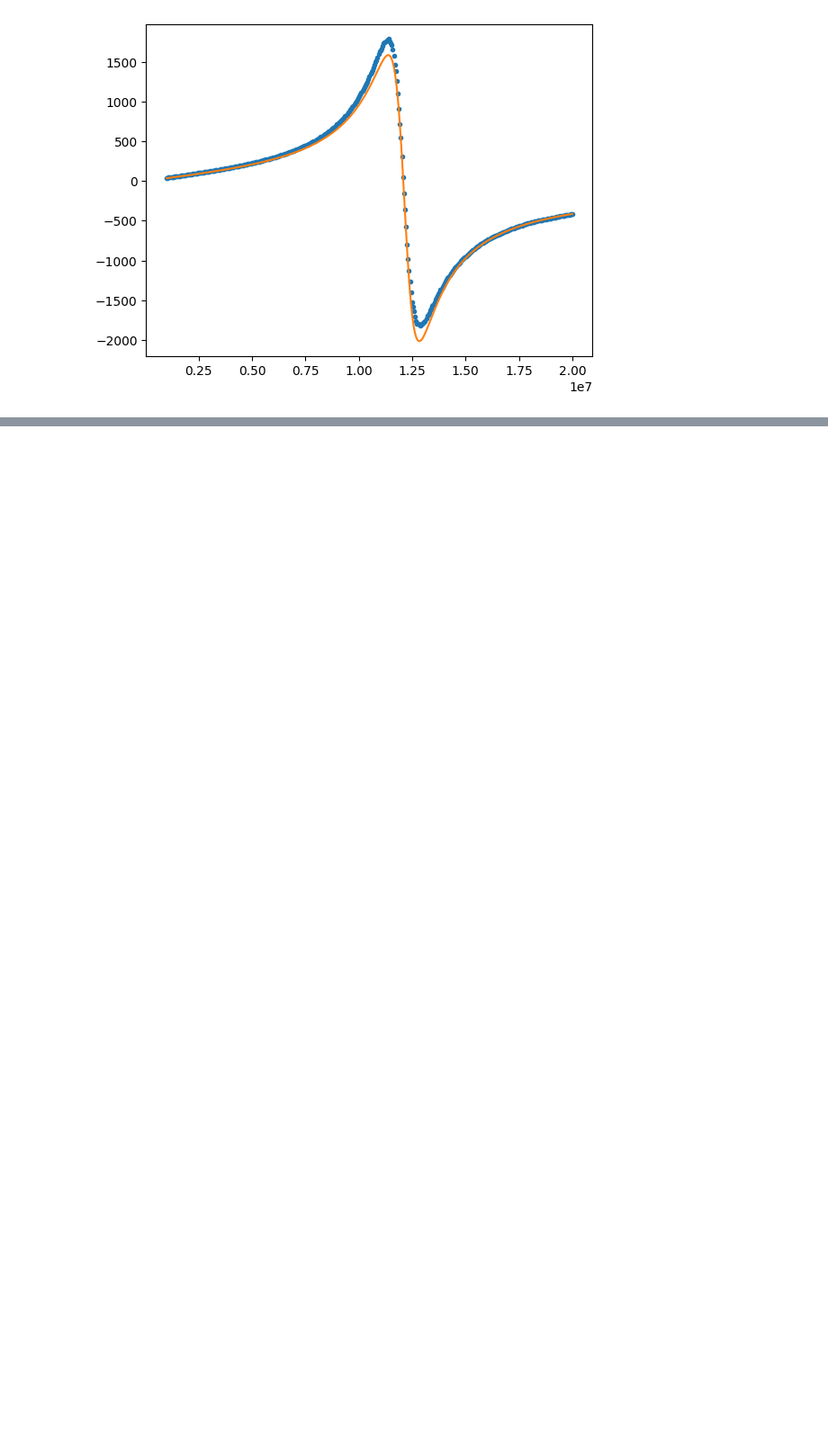
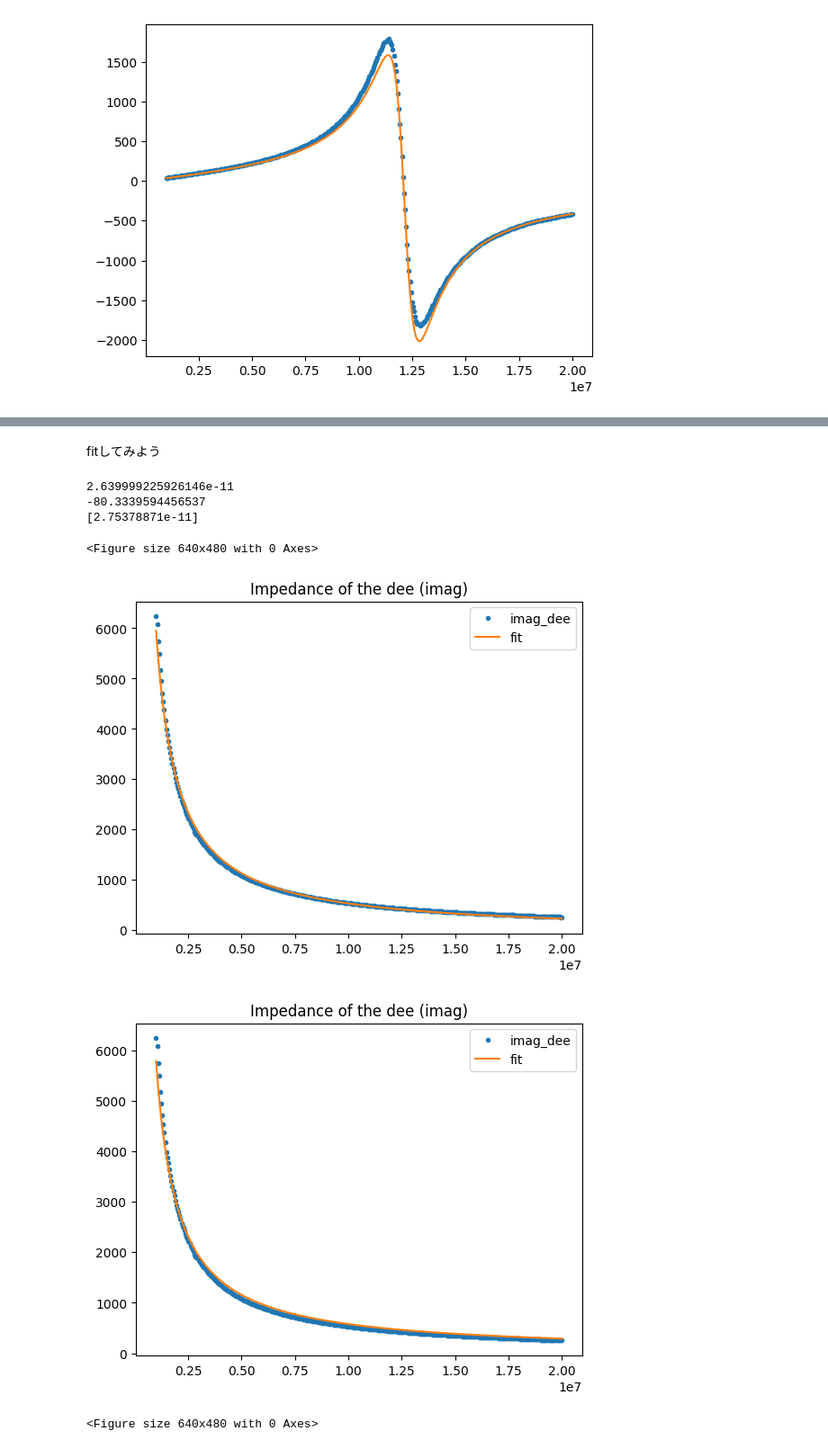
Before and after one commit to tyaxm/cyclotron, a Jupyter notebook: src/RLC_with_stray.ipynb, the cells around one changed output, grey strips where cells are left out. Shown at 90% size. Drawn from its saved outputs; the diff is of its cells as text; code cells hidden in the pictures; blank space fills up the shorter version.

```diff
--- a/src/RLC_with_stray.ipynb
+++ b/src/RLC_with_stray.ipynb
@@ -303,0 +348,34 @@ plt.plot(freq,zmodel.L_stray_imag(freq,*popt))
+# %% [markdown]
+fitしてみよう
+# %%
+# freq_min, freq_max = 0.4 * 10 ** 7, 2.00 * 10 ** 7
+# mask = (freq >= freq_min) & (freq <= freq_max)
+# freq_fit = freq[mask]
+# z_fit = np.abs(Z_C)[mask]
+
+popt,pcov = curve_fit(zmodel.inverse_prop,freq,-Z_dee.imag)
+print(1 / (2 * np.pi *popt[0]))
+print(popt[1])
+
+plt.plot(freq,-Z_dee.imag,'.',label='imag_dee')
+plt.plot(freq,zmodel.inverse_prop(freq,*popt), label = 'fit')
+plt.legend()
+plt.title('Impedance of the dee (imag)')
+plt.figure()
+
+popt,pcov = curve_fit(zmodel.inverse_prop_ideal,freq,-Z_dee.imag)
+print(1 / (2 * np.pi *popt))
+
+plt.plot(freq,-Z_dee.imag,'.',label='imag_dee')
+plt.plot(freq,zmodel.inverse_prop_ideal(freq,*popt), label = 'fit')
+plt.legend()
+plt.title('Impedance of the dee (imag)')
+plt.figure()
+# %% [output]
+2.639999225926146e-11
+-80.3339594456537
+[2.75378871e-11]
+<Figure size 640x480 with 0 Axes>
+[figure, added]
+[figure, added]
+<Figure size 640x480 with 0 Axes>
```
Also changed, not shown: parts of 5 cells of this notebook, 2 other files.
